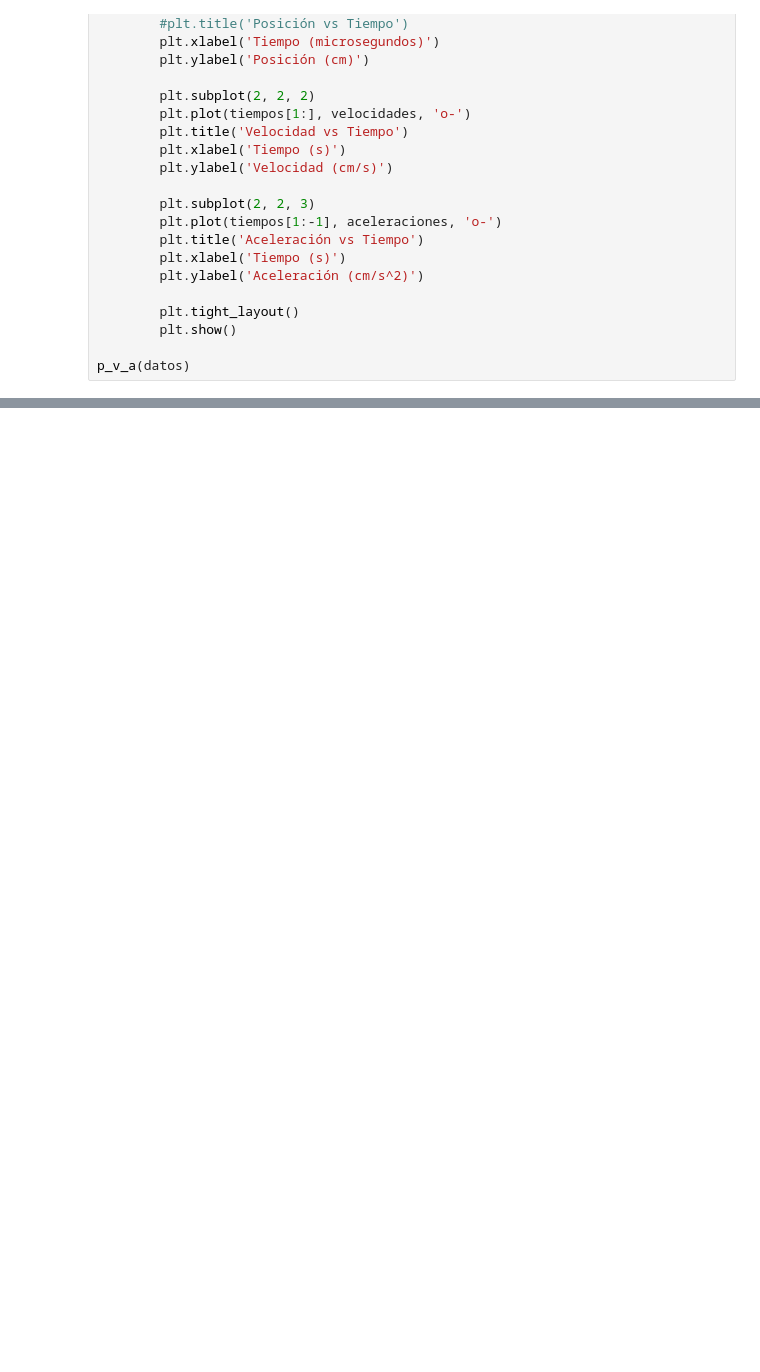
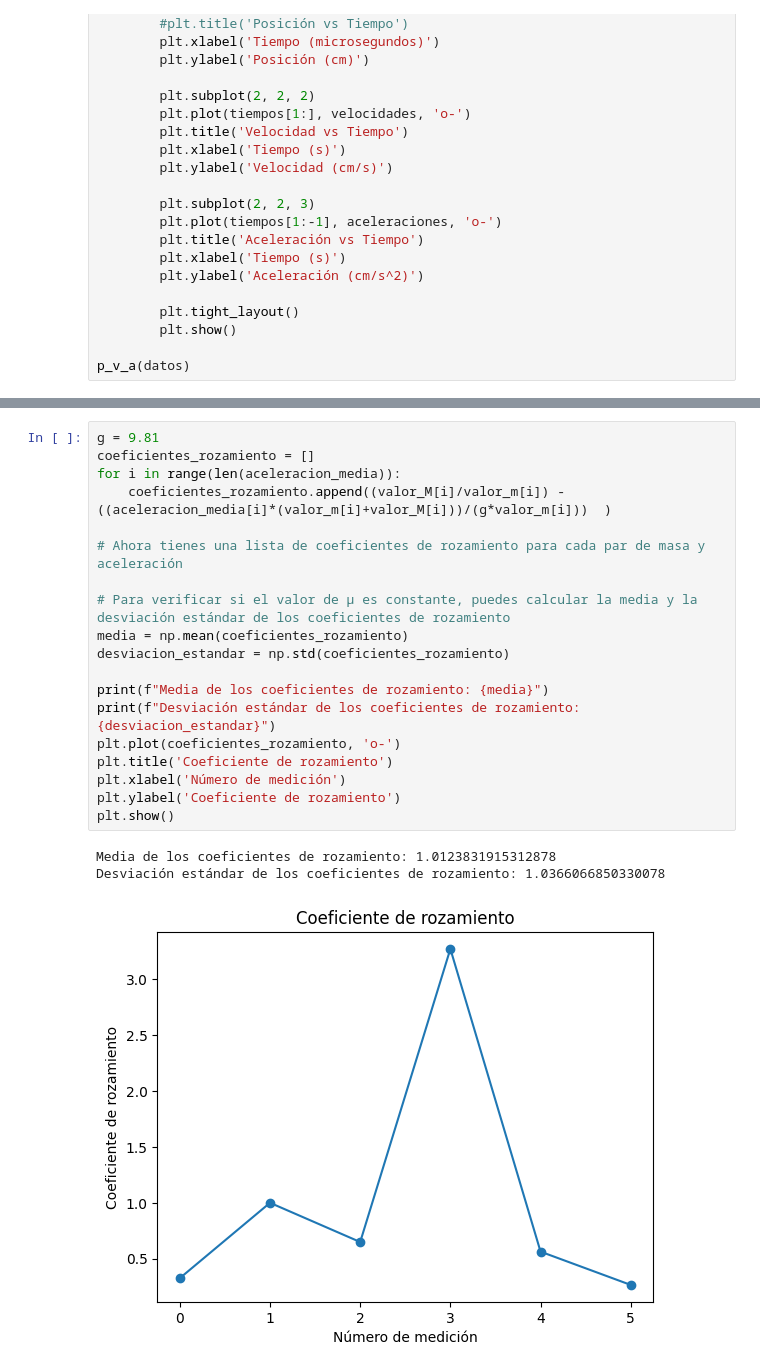
Before and after one commit to BryanDrexler/Fisica_TP3, a Jupyter notebook: tp3.ipynb, the cells around one changed output, grey strips where cells are left out. Cells and saved outputs as stored; diff of their text form; blank space fills up the shorter version.

```diff
--- a/tp3.ipynb
+++ b/tp3.ipynb
@@ -203,0 +209,23 @@ ValueError: shape mismatch: objects cannot be broadcast to a single shape.  Mism
+# %%
+g = 9.81
+coeficientes_rozamiento = []
+for i in range(len(aceleracion_media)):
+    coeficientes_rozamiento.append((valor_M[i]/valor_m[i]) - ((aceleracion_media[i]*(valor_m[i]+valor_M[i]))/(g*valor_m[i]))  )
+
+# Ahora tienes una lista de coeficientes de rozamiento para cada par de masa y aceleración
+
+# Para verificar si el valor de µ es constante, puedes calcular la media y la desviación estándar de los coeficientes de rozamiento
+media = np.mean(coeficientes_rozamiento)
+desviacion_estandar = np.std(coeficientes_rozamiento)
+
+print(f"Media de los coeficientes de rozamiento: {media}")
+print(f"Desviación estándar de los coeficientes de rozamiento: {desviacion_estandar}")
+plt.plot(coeficientes_rozamiento, 'o-')
+plt.title('Coeficiente de rozamiento')
+plt.xlabel('Número de medición')
+plt.ylabel('Coeficiente de rozamiento')
+plt.show()
+# %% [output]
+Media de los coeficientes de rozamiento: 1.0123831915312878
+Desviación estándar de los coeficientes de rozamiento: 1.0366066850330078
+[figure, added]
```
Also changed, not shown: parts of 3 cells of this notebook.
